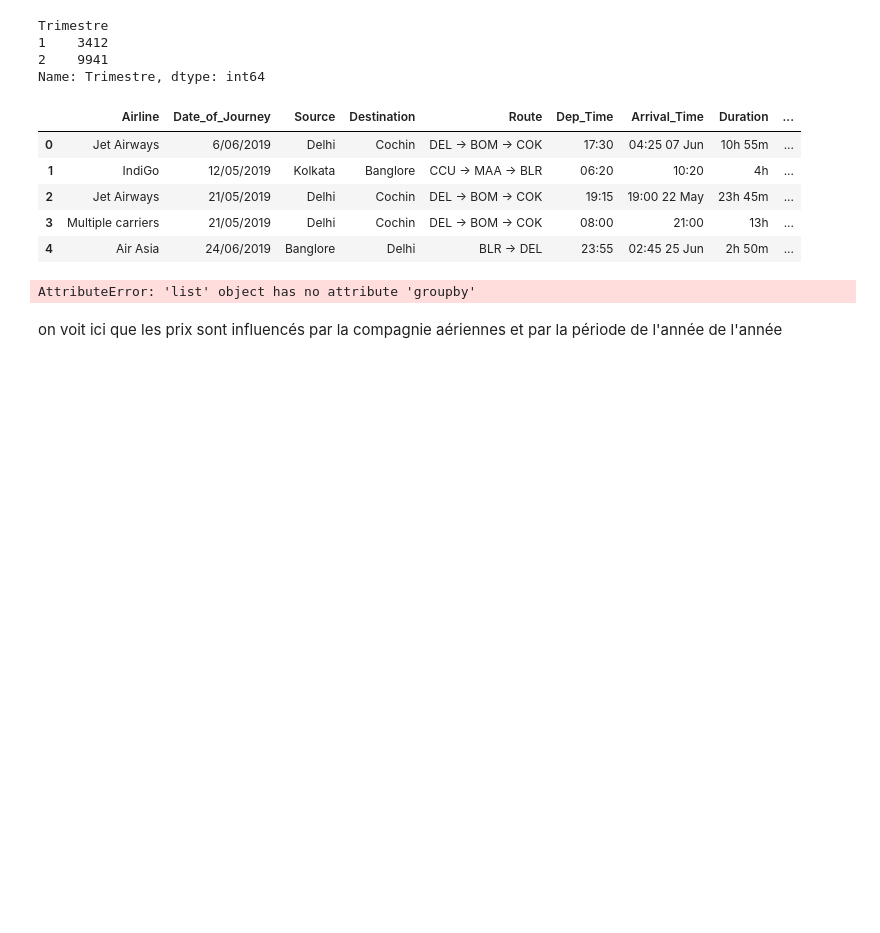
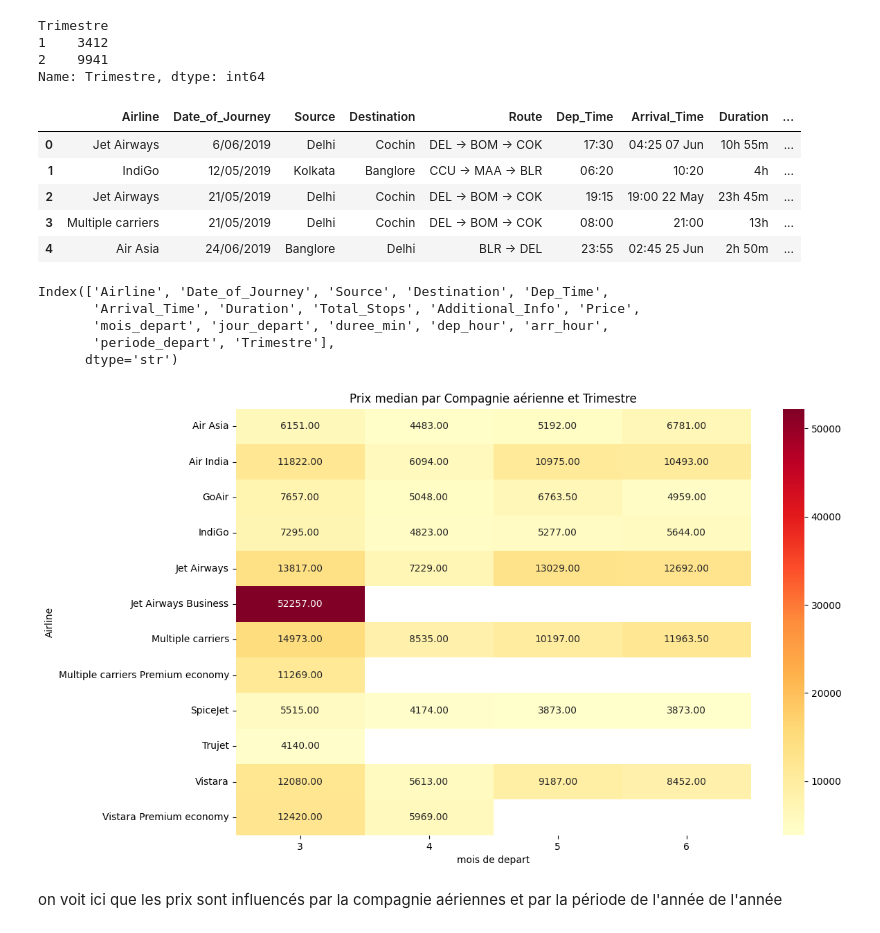
Before and after one commit to IsmaelPami/projet_data_science, a Jupyter notebook: projet.ipynb, the cells around one changed output. Saved outputs shown, nothing was run; the diff lists cells and outputs as text; code cells hidden in the pictures; blank space fills up the shorter version.

```diff
--- a/projet.ipynb
+++ b/projet.ipynb
@@ -449,8 +449,8 @@ N.B: ceci ne veut pas dire qu'il y'a pas de rélation entre le prix et les autre
 Nous allons maintenant nous pencher sur une analyse visuelle des différents parametres pouvant influencer le prix des billets d'avion
 # %%
 #vérifier le nombre de vols par trimestre
-data=data.groupby("Trimestre")["Trimestre"].count()
-data
+data_group=data.groupby("Trimestre")["Trimestre"].count()
+data_group
 # %% [output]
 Trimestre
 1    3412
@@ -465,24 +465,32 @@ data_Test.head(5)
 | 2 | Jet Airways | 21/05/2019 | Delhi | Cochin | DEL → BOM → COK | 19:15 | 19:00 22 May | 23h 45m | ... |
 | 3 | Multiple carriers | 21/05/2019 | Delhi | Cochin | DEL → BOM → COK | 08:00 | 21:00 | 13h | ... |
 | 4 | Air Asia | 24/06/2019 | Banglore | Delhi | BLR → DEL | 23:55 | 02:45 25 Jun | 2h 50m | ... |
+# %%
+print(data.columns)
+# %% [output]
+Index(['Airline', 'Date_of_Journey', 'Source', 'Destination', 'Dep_Time',
+       'Arrival_Time', 'Duration', 'Total_Stops', 'Additional_Info', 'Price',
+       'mois_depart', 'jour_depart', 'duree_min', 'dep_hour', 'arr_hour',
+       'periode_depart', 'Trimestre'],
+      dtype='str')
 # %%
 #visuel des prix en fonctions des campagnies et des trimestres
 
 import seaborn as sns
 import matplotlib.pyplot as plt
 
 
 data_1= data.groupby("Trimestre")["Price"].mean()
-pivot_table = data.pivot_table(values='Price', index='Airline', columns='Trimestre', aggfunc='median')
+pivot_table = data.pivot_table(values='Price', index='Airline', columns='mois_depart', aggfunc='median')
 
 plt.figure(figsize=(12,8))
 sns.heatmap(pivot_table, annot=True, fmt=".2f", cmap="YlOrRd")
 plt.title('Prix median par Compagnie aérienne et Trimestre')
 plt.ylabel('Airline')
-plt.xlabel('Trimestre')
+plt.xlabel('mois de depart')
 plt.show()
 # %% [output]
-AttributeError: 'list' object has no attribute 'groupby'
+[figure, added]
 # %% [markdown]
 on voit ici que les prix sont influencés par la compagnie aériennes et par la période de l'année de l'année
 # %%
```
Also changed, not shown: parts of 7 cells of this notebook.
